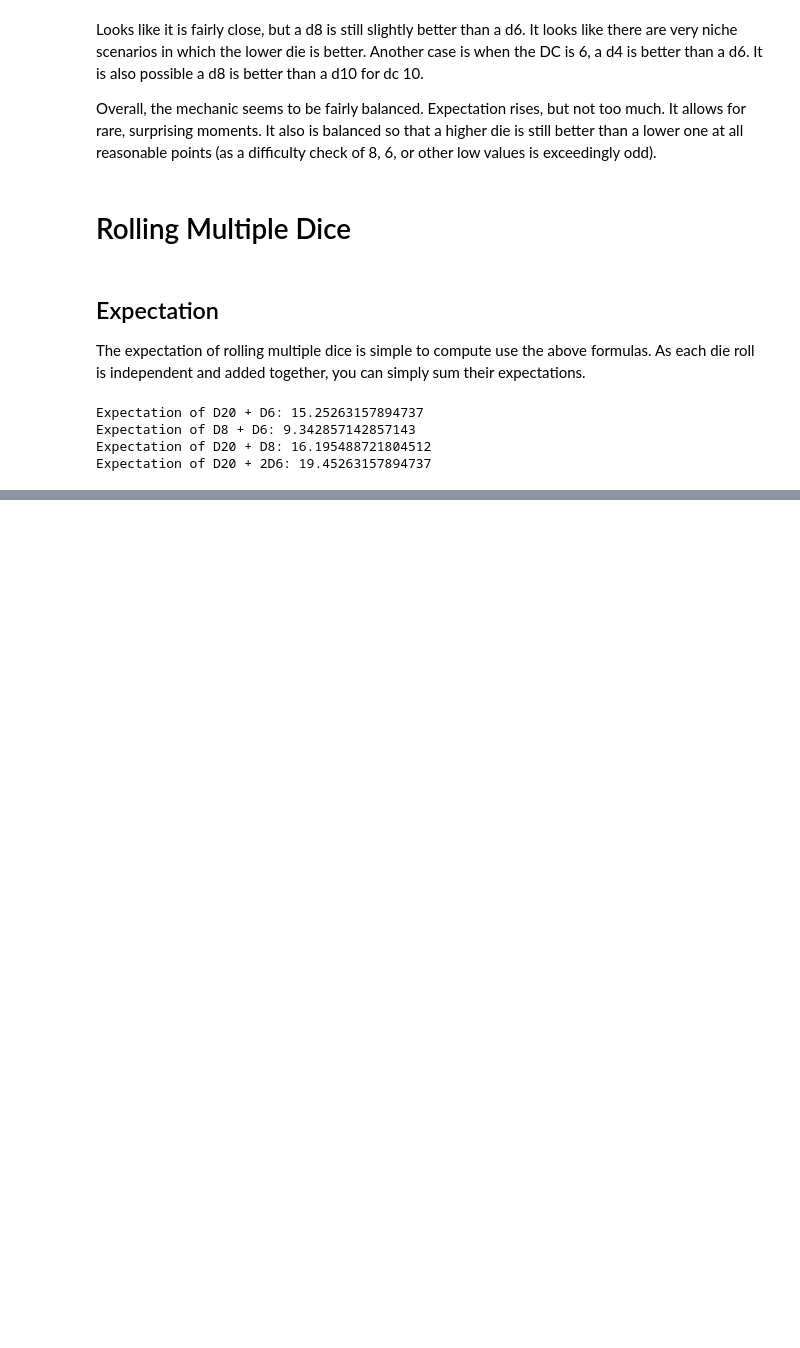
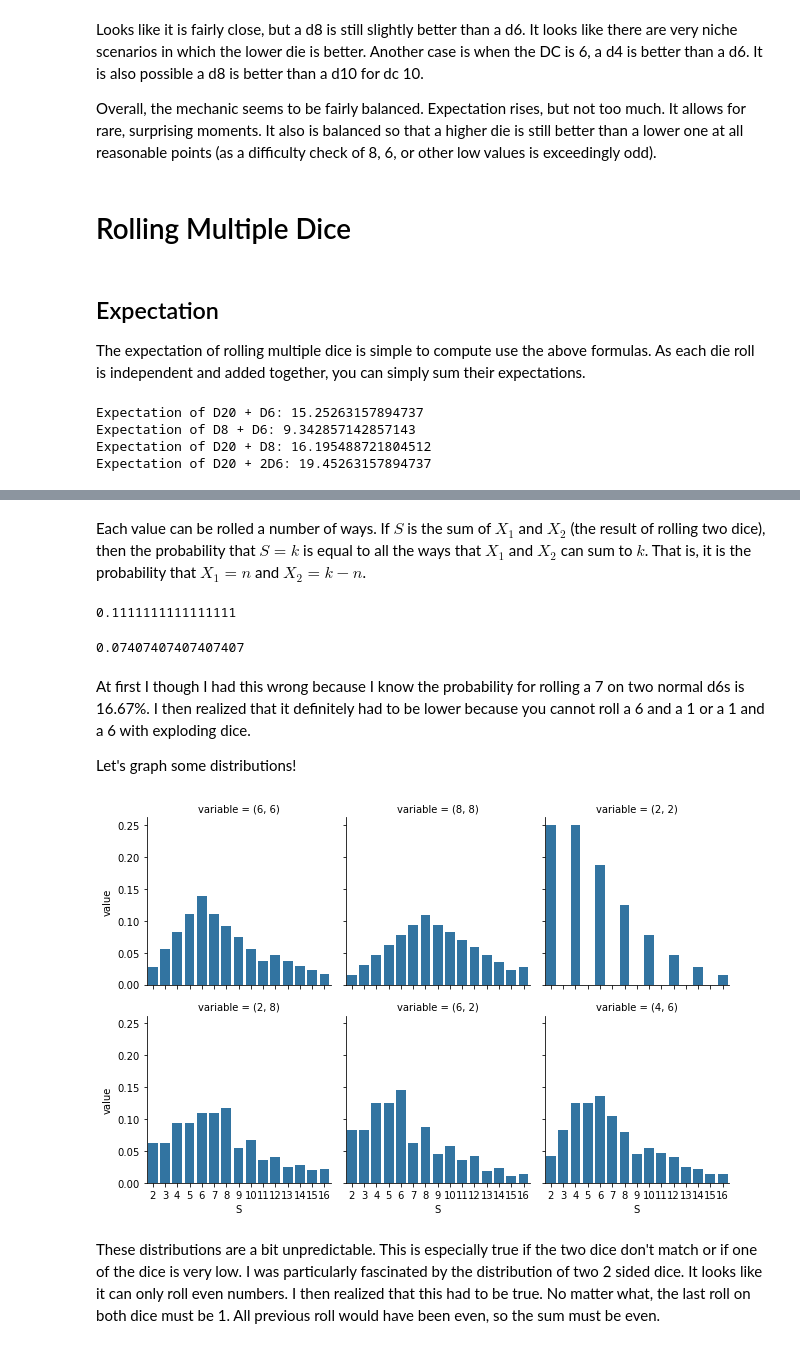
Before and after one commit to jstehn/exploding_dice_exploration, a Jupyter notebook: exploding_dice_exploration.ipynb, the cells around one changed output, grey strips where cells are left out. Saved outputs shown, nothing was run; the diff lists cells and outputs as text; code cells hidden in the pictures; blank space fills up the shorter version.

Commit message:
Added distributions of multiple dice rolls

```diff
--- a/exploding_dice_exploration.ipynb
+++ b/exploding_dice_exploration.ipynb
@@ -202,0 +207,47 @@ Expectation of D20 + 2D6: 19.45263157894737
+# %% [markdown]
+Each value can be rolled a number of ways. If $S$ is the sum of $X_1$ and $X_2$ (the result of rolling two dice), then the probability that $S=k$ is equal to all the ways that $X_1$ and $X_2$ can sum to $k$. That is, it is the probability that $X_1 = n$ and $X_2 = k-n$.
+# %%
+def prob_exactly(k, die):
+    if k % die == 0:
+        return 0
+    else:
+        return ((1/die) ** np.floor(k/die)) * (1 / die)
+
+def mult_die_prob(S, dice):
+    # Recursion used to expand this out to any number of dice!
+    result = 0
+    for k in np.arange(1, S):
+        if len(dice) == 2:
+            result += prob_exactly(k, dice[0]) * prob_exactly(S - k, dice[-1])
+        else:
+            result += mult_die_prob(k, dice[:-1]) * prob_exactly(S - k, dice[-1])
+    return result
+# %%
+mult_die_prob(7,(6,6))
+# %% [output]
+0.1111111111111111
+# %%
+mult_die_prob(7,(3,3))
+# %% [output]
+0.07407407407407407
+# %% [markdown]
+At first I though I had this wrong because I know the probability for rolling a 7 on two normal d6s is 16.67%. I then realized that it definitely had to be lower because you cannot roll a 6 and a 1 or a 1 and a 6 with exploding dice.
+
+Let's graph some distributions!
+# %%
+dice_set = ((6,6),(8,8), (2,2), (6,6), (2,8), (6,2), (4,6))
+maximum = 16
+S = np.arange(2, maximum + 1)
+
+df = pd.DataFrame({"S" : S})
+for dice in dice_set:
+    y = [mult_die_prob(s, dice) for s in S]
+    df[dice] = y
+
+df = pd.melt(df, "S")
+g = sns.FacetGrid(df, col="variable", col_wrap=3)
+g.map(sns.barplot, "S", "value");
+# %% [output]
+[figure, added]
+# %% [markdown]
+These distributions are a bit unpredictable. This is especially true if the two dice don't match or if one of the dice is very low. I was particularly fascinated by the distribution of two 2 sided dice. It looks like it can only roll even numbers. I then realized that this had to be true. No matter what, the last roll on both dice must be 1. All previous roll would have been even, so the sum must be even.
```
Also changed, not shown: parts of 4 cells of this notebook.
